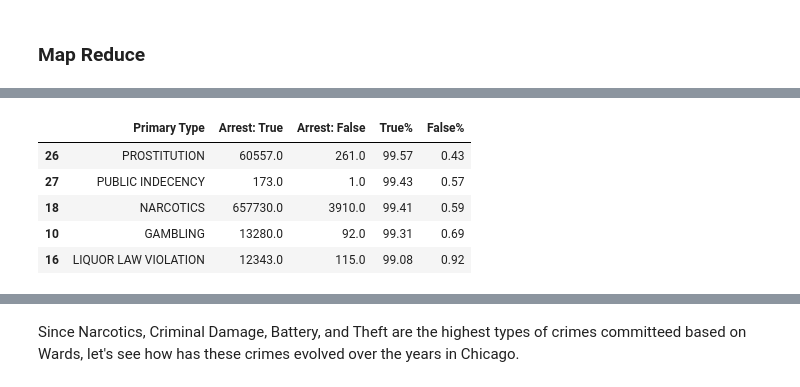
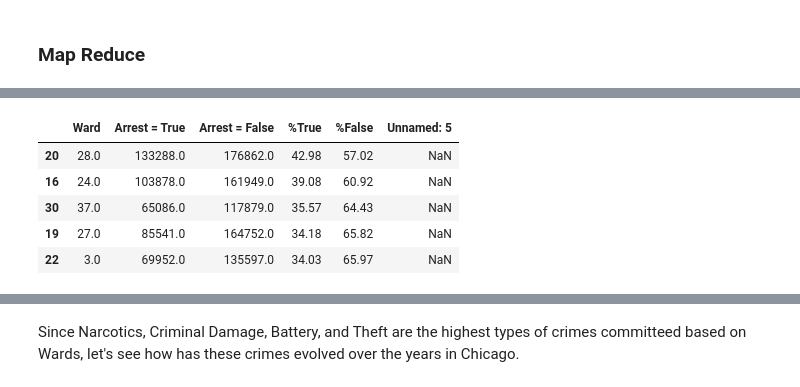
Before and after one commit to jimitbhalavat/CS435TermProject, a Jupyter notebook: TermProject.ipynb, the cells around one changed output, grey strips where cells are left out. Cells and saved outputs as stored; diff of their text form; code cells hidden in the pictures.

```diff
--- a/TermProject.ipynb
+++ b/TermProject.ipynb
@@ -74,10 +64,11 @@ arrest.head()
 # %%
-temp = arrest.sort_values(by=['True%'], ascending = False)
-temp.head()
+crimes = pd.read_csv('MR_Results/Ward_Arrest.csv')
+df = crimes.sort_values(by=['%True'], ascending=False).head(15)
+df.head()
 # %% [output]
-|  | Primary Type | Arrest: True | Arrest: False | True% | False% |
-| 26 | PROSTITUTION | 60557.0 | 261.0 | 99.57 | 0.43 |
-| 27 | PUBLIC INDECENCY | 173.0 | 1.0 | 99.43 | 0.57 |
-| 18 | NARCOTICS | 657730.0 | 3910.0 | 99.41 | 0.59 |
-| 10 | GAMBLING | 13280.0 | 92.0 | 99.31 | 0.69 |
-| 16 | LIQUOR LAW VIOLATION | 12343.0 | 115.0 | 99.08 | 0.92 |
+|  | Ward | Arrest = True | Arrest = False | %True | %False | Unnamed: 5 |
+| 20 | 28.0 | 133288.0 | 176862.0 | 42.98 | 57.02 | NaN |
+| 16 | 24.0 | 103878.0 | 161949.0 | 39.08 | 60.92 | NaN |
+| 30 | 37.0 | 65086.0 | 117879.0 | 35.57 | 64.43 | NaN |
+| 19 | 27.0 | 85541.0 | 164752.0 | 34.18 | 65.82 | NaN |
+| 22 | 3.0 | 69952.0 | 135597.0 | 34.03 | 65.97 | NaN |
```
Also changed, not shown: parts of 10 cells of this notebook.
